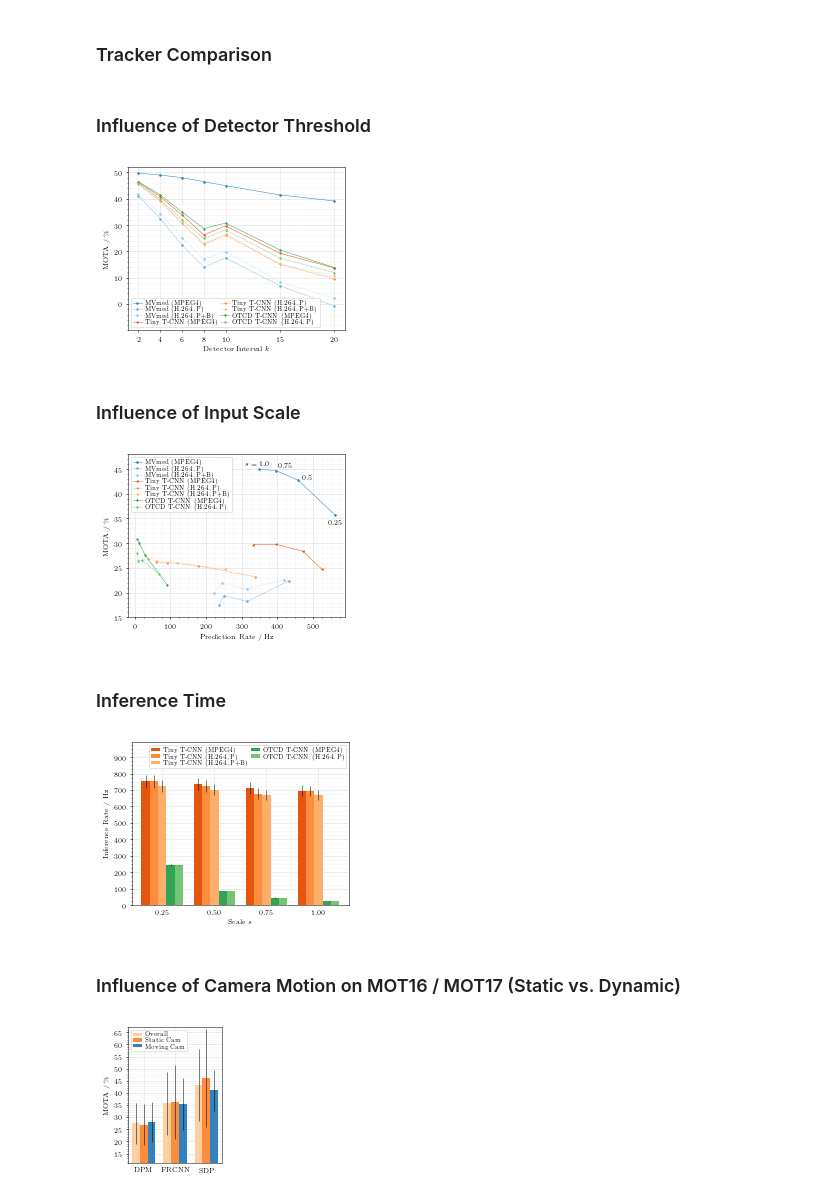
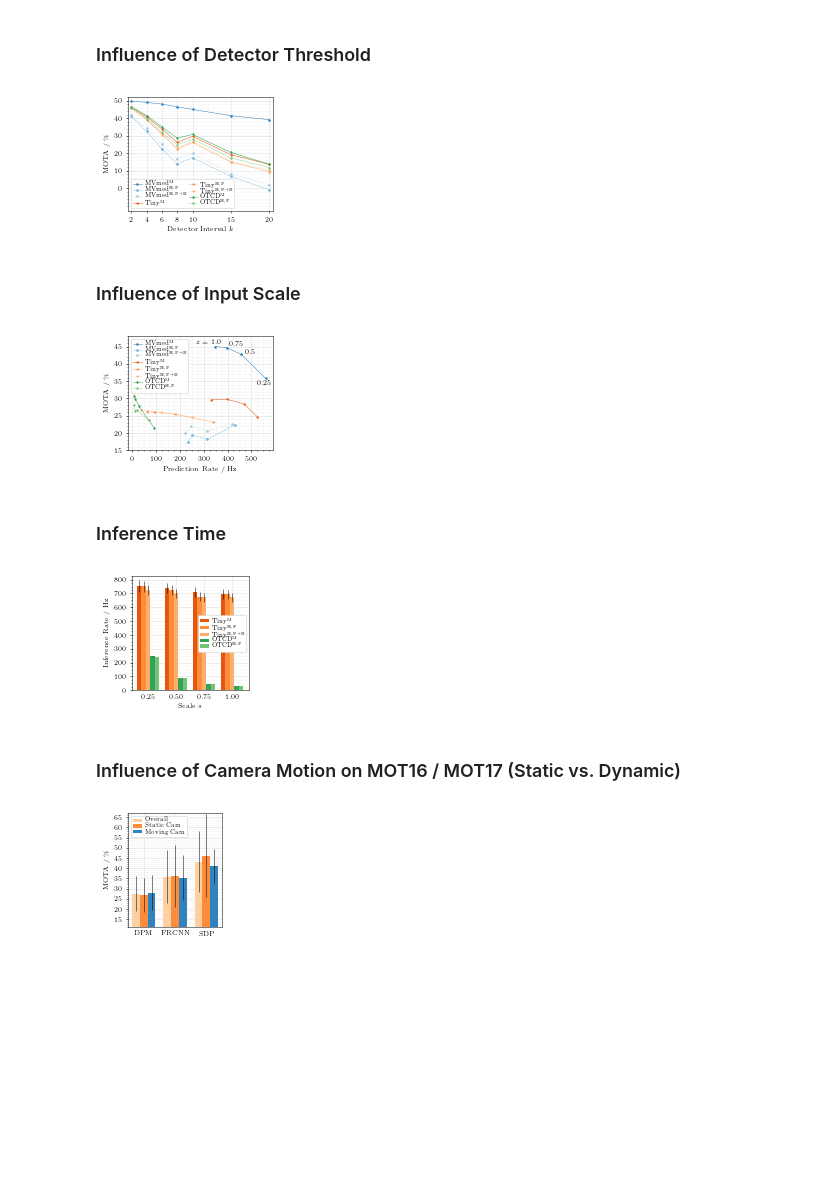
Before and after one commit to lukasbommes-unfinished-projects/mv-tracker, a Jupyter notebook: infos/paper/Plots.ipynb, the cells around one changed output. Drawn from its saved outputs; the diff is of its cells as text; code cells hidden in the pictures; blank space fills up the shorter version.

```diff
--- a/infos/paper/Plots.ipynb
+++ b/infos/paper/Plots.ipynb
@@ -36,8 +36,6 @@ plt.rcParams['legend.columnspacing'] = 0.5
 plt.rcParams['legend.handleheight'] = 0.5
 # %%
 data = pd.read_csv("parsed_eval_results.csv", index_col=0)
-# %% [markdown]
-### Tracker Comparison
 # %% [markdown]
 ### Influence of Detector Threshold
 # %%
@@ -50,7 +48,7 @@ deep_upsampled = deep_upsampled.sort_values("det_interval", axis=0, ascending=Tr
 deep_dense = data[data.tracker_type.isin(["deep"]) & data.mvs_mode.isin(["dense"]) & data.scale.isin([1.0])]
 deep_dense = deep_dense.sort_values("det_interval", axis=0, ascending=True, na_position='last')
 # %%
-f, ax = plt.subplots(1, 1, figsize=(3.9,3))  # (3, 2.3) for very small plot
+f, ax = plt.subplots(1, 1, figsize=(2.6,2.1))  # (3, 2.3) for very small plot
 
 cmap = cm.get_cmap('tab20c')
 
@@ -62,43 +60,40 @@ ax.plot(baseline[mask]["det_interval"], baseline[mask]["MOTA"]*100.0, marker="o"
 mask = baseline.codec.isin(["h264"]) & baseline.vector_type.isin(["p+b"])
 ax.plot(baseline[mask]["det_interval"], baseline[mask]["MOTA"]*100.0, marker="o", linestyle=":", color=cmap(2))
 
 # Tiny T-CNN
 mask = deep_dense.codec.isin(["mpeg4"]) & deep_dense.vector_type.isin(["p", np.nan])
 ax.plot(deep_dense[mask]["det_interval"], deep_dense[mask]["MOTA"]*100.0, marker="<", color=cmap(4))
 mask = deep_dense.codec.isin(["h264"]) & deep_dense.vector_type.isin(["p", np.nan])
 ax.plot(deep_dense[mask]["det_interval"], deep_dense[mask]["MOTA"]*100.0, marker="<", linestyle="--", color=cmap(5))
 mask = deep_dense.codec.isin(["h264"]) & deep_dense.vector_type.isin(["p+b"])
 ax.plot(deep_dense[mask]["det_interval"], deep_dense[mask]["MOTA"]*100.0, marker="<", linestyle=":", color=cmap(6))
 
 # OTCD T-CNN
 mask = deep_upsampled.codec.isin(["mpeg4"]) & deep_upsampled.vector_type.isin(["p", np.nan])
 ax.plot(deep_upsampled[mask]["det_interval"], deep_upsampled[mask]["MOTA"]*100.0, marker="d", color=cmap(8))
 mask = deep_upsampled.codec.isin(["h264"]) & deep_upsampled.vector_type.isin(["p", np.nan])
 ax.plot(deep_upsampled[mask]["det_interval"], deep_upsampled[mask]["MOTA"]*100.0, marker="d", linestyle="--", color=cmap(9))
 
-leg = ax.legend(["MVmed (MPEG4)", "MVmed (H.264, P)", "MVmed (H.264, P+B)", "Tiny T-CNN (MPEG4)", "Tiny T-CNN (H.264, P)",
-           "Tiny T-CNN (H.264, P+B)", "OTCD T-CNN (MPEG4)", "OTCD T-CNN (H.264, P)"], ncol=2)
+#leg = ax.legend(["MVmed (MPEG4)", "MVmed (H.264, P)", "MVmed (H.264, P+B)", "Tiny T-CNN (MPEG4)", "Tiny T-CNN (H.264, P)",
+#           "Tiny T-CNN (H.264, P+B)", "OTCD T-CNN (MPEG4)", "OTCD T-CNN (H.264, P)"], ncol=2)
+leg = ax.legend([r"MVmed\textsuperscript{M}", r"MVmed\textsuperscript{H,P}", r"MVmed\textsuperscript{H,P+B}", r"Tiny\textsuperscript{M}", r"Tiny\textsuperscript{H,P}",
+           r"Tiny\textsuperscript{H,P+B}", r"OTCD\textsuperscript{M}", r"OTCD\textsuperscript{H,P}"], ncol=2)
 leg.get_frame().set_linewidth(0.5)
 ax.set_ylabel("MOTA / \%")
 ax.set_xlabel("Detector Interval $k$")
 ax.set_xticks([2, 4, 6, 8, 10, 15, 20])
 ax.set_yticks(np.arange(0, 51, 10))
 ax.set_yticks(np.arange(-10, 101, 2), minor=True)
-ax.set_xlim([1, 21])
-ax.set_ylim([-10, 52])
+ax.set_xlim([1.5, 20.5])
+ax.set_ylim([-13, 52])
 ax.grid(which='major')
 ax.grid(which='minor', linestyle="dotted")
 ax.set_axisbelow(True)
 
-
-#ax.set_ylim([-10, 52])
-#ax.set_xticks([2, 4, 6, 8, 10, 15, 20])
-#ax.set_yticks([0, 10, 20, 30, 40, 50])
-#ax.grid()
 plt.savefig("plot_det_interval.pdf", bbox_inches="tight", pad_inches=0.01)
 plt.show()
 # %% [output]
-[figure, old version]
+[figure, new version]
 # %% [markdown]
 ### Influence of Input Scale
 # %%
@@ -112,7 +107,7 @@ deep_upsampled = deep_upsampled.sort_values("scale", axis=0, ascending=True, na_
 deep_dense = data[data.tracker_type.isin(["deep"]) & data.mvs_mode.isin(["dense"]) & data.det_interval.isin([k])]
 deep_dense = deep_dense.sort_values("scale", axis=0, ascending=True, na_position='last')
 # %%
-f, ax = plt.subplots(1, 1, figsize=(3.9,3))
+f, ax = plt.subplots(1, 1, figsize=(2.6,2.1))
 
 cmap = cm.get_cmap('tab20c')
 
@@ -151,8 +146,10 @@ mask = deep_upsampled.codec.isin(["h264"]) & deep_upsampled.vector_type.isin(["p
 relative_predict_fps_mean = deep_upsampled[mask]["predict_fps_mean"]
 ax.plot(relative_predict_fps_mean, deep_upsampled[mask]["MOTA"]*100.0, marker="d", linestyle="--", color=cmap(9))
 
-leg = ax.legend(["MVmed (MPEG4)", "MVmed (H.264, P)", "MVmed (H.264, P+B)", "Tiny T-CNN (MPEG4)", "Tiny T-CNN (H.264, P)",
-           "Tiny T-CNN (H.264, P+B)", "OTCD T-CNN (MPEG4)", "OTCD T-CNN (H.264, P)"], ncol=1)
+#leg = ax.legend(["MVmed (MPEG4)", "MVmed (H.264, P)", "MVmed (H.264, P+B)", "Tiny T-CNN (MPEG4)", "Tiny T-CNN (H.264, P)",
+#           "Tiny T-CNN (H.264, P+B)", "OTCD T-CNN (MPEG4)", "OTCD T-CNN (H.264, P)"], ncol=1)
+leg = ax.legend([r"MVmed\textsuperscript{M}", r"MVmed\textsuperscript{H,P}", r"MVmed\textsuperscript{H,P+B}", r"Tiny\textsuperscript{M}", r"Tiny\textsuperscript{H,P}",
+           r"Tiny\textsuperscript{H,P+B}", r"OTCD\textsuperscript{M}", r"OTCD\textsuperscript{H,P}"], ncol=1)
 leg.get_frame().set_linewidth(0.5)
 ax.set_ylabel("MOTA / \%")
 ax.set_xlabel("Prediction Rate / Hz")
@@ -167,15 +164,15 @@ ax.grid(which='minor', linestyle="dotted")
 ax.set_axisbelow(True)
 
 # write text for scale values
-plt.text(0.54, 0.935, r'$s = 1.0$', transform=ax.transAxes)
-plt.text(0.69, 0.92, r'$0.75$', transform=ax.transAxes)
-plt.text(0.80, 0.85, r'$0.5$', transform=ax.transAxes)
-plt.text(0.92, 0.57, r'$0.25$', transform=ax.transAxes)
+plt.text(0.47, 0.935, r'$z=1.0$', transform=ax.transAxes)
+plt.text(0.7, 0.91, r'$0.75$', transform=ax.transAxes)
+plt.text(0.81, 0.84, r'$0.5$', transform=ax.transAxes)
+plt.text(0.89, 0.57, r'$0.25$', transform=ax.transAxes)
 
 plt.savefig("plot_scaling_factor.pdf", bbox_inches="tight", pad_inches=0.01)
 plt.show()
 # %% [output]
-[figure, old version]
+[figure, new version]
 # %% [markdown]
 ### Inference Time
 # %%
@@ -189,7 +186,7 @@ deep_upsampled = deep_upsampled.sort_values("scale", axis=0, ascending=True, na_
 deep_dense = data[data.tracker_type.isin(["deep"]) & data.mvs_mode.isin(["dense"]) & data.det_interval.isin([k])]
 deep_dense = deep_dense.sort_values("scale", axis=0, ascending=True, na_position='last')
 # %%
-f, ax = plt.subplots(1, 1, figsize=(3.9,3))
+f, ax = plt.subplots(1, 1, figsize=(2.1,2.1))
 
 cmap = cm.get_cmap('tab20c')
 xs = np.array([0.25, 0.5, 0.75, 1.0])
@@ -212,15 +209,17 @@ ax.bar(xs+width, deep_upsampled[mask]["inference_fps_mean"], width=width, yerr=d
 mask = deep_upsampled.codec.isin(["h264"]) & deep_upsampled.vector_type.isin(["p", np.nan])
 ax.bar(xs+2*width, deep_upsampled[mask]["inference_fps_mean"], width=width, yerr=deep_upsampled[mask]["inference_fps_std"], color=cmap(9))
 
-leg = ax.legend(["Tiny T-CNN (MPEG4)", "Tiny T-CNN (H.264, P)", "Tiny T-CNN (H.264, P+B)", "OTCD T-CNN (MPEG4)", "OTCD T-CNN (H.264, P)"], ncol=2)
+#leg = ax.legend(["Tiny T-CNN (MPEG4)", "Tiny T-CNN (H.264, P)", "Tiny T-CNN (H.264, P+B)", "OTCD T-CNN (MPEG4)", "OTCD T-CNN (H.264, P)"], ncol=2, loc=2)
+leg = ax.legend([r"Tiny\textsuperscript{M}", r"Tiny\textsuperscript{H,P}", r"Tiny\textsuperscript{H,P+B}", r"OTCD\textsuperscript{M}", r"OTCD\textsuperscript{H,P}"], ncol=1, loc=5)
 leg.get_frame().set_linewidth(0.5)
 ax.set_ylabel("Inference Rate / Hz")
 ax.set_xlabel("Scale $s$")
 ax.set_xticks([0.25, 0.5, 0.75, 1.0])
-ax.set_yticks(np.arange(0, 1001, 100))
-ax.set_yticks(np.arange(0, 1001, 25), minor=True)
+ax.set_yticks(np.arange(0, 1101, 100))
+ax.set_yticks(np.arange(0, 1101, 25), minor=True)
 ax.tick_params(axis='x', which='both',length=0)
-ax.set_ylim([0, 990])
+ax.set_ylim([0, 825])
+ax.set_yticklabels([0, 100, 200, 300, 400, 500, 600, 700, 800])
 ax.grid(which='major')
 ax.grid(which='minor', linestyle="dotted")
 ax.set_axisbelow(True)
@@ -228,7 +227,7 @@ ax.set_axisbelow(True)
 plt.savefig("plot_inference_times.pdf", bbox_inches="tight", pad_inches=0.01)
 plt.show()
 # %% [output]
-[figure, old version]
+[figure, new version]
 # %% [markdown]
 ### Influence of Camera Motion on MOT16 / MOT17 (Static vs. Dynamic)
 # %%
@@ -354,7 +353,7 @@ for i, combination in combinations.iterrows():
 
 motas = motas.append(mota_items, ignore_index=True)
 # %%
-f, ax = plt.subplots(1, 1, figsize=(1.7,2.5))
+f, ax = plt.subplots(1, 1, figsize=(1.7,2.1))
 
 cmap = cm.get_cmap('tab20c')
 width = 0.5
@@ -407,5 +406,5 @@ ax.set_axisbelow(True)
 plt.savefig("plot_detector_influence_baseline.pdf", bbox_inches="tight", pad_inches=0.01)
 plt.show()
 # %% [output]
-[figure, old version]
+[figure, new version]
 # %%
```
Also changed, not shown: parts of 2 cells of this notebook, 22 other files.
